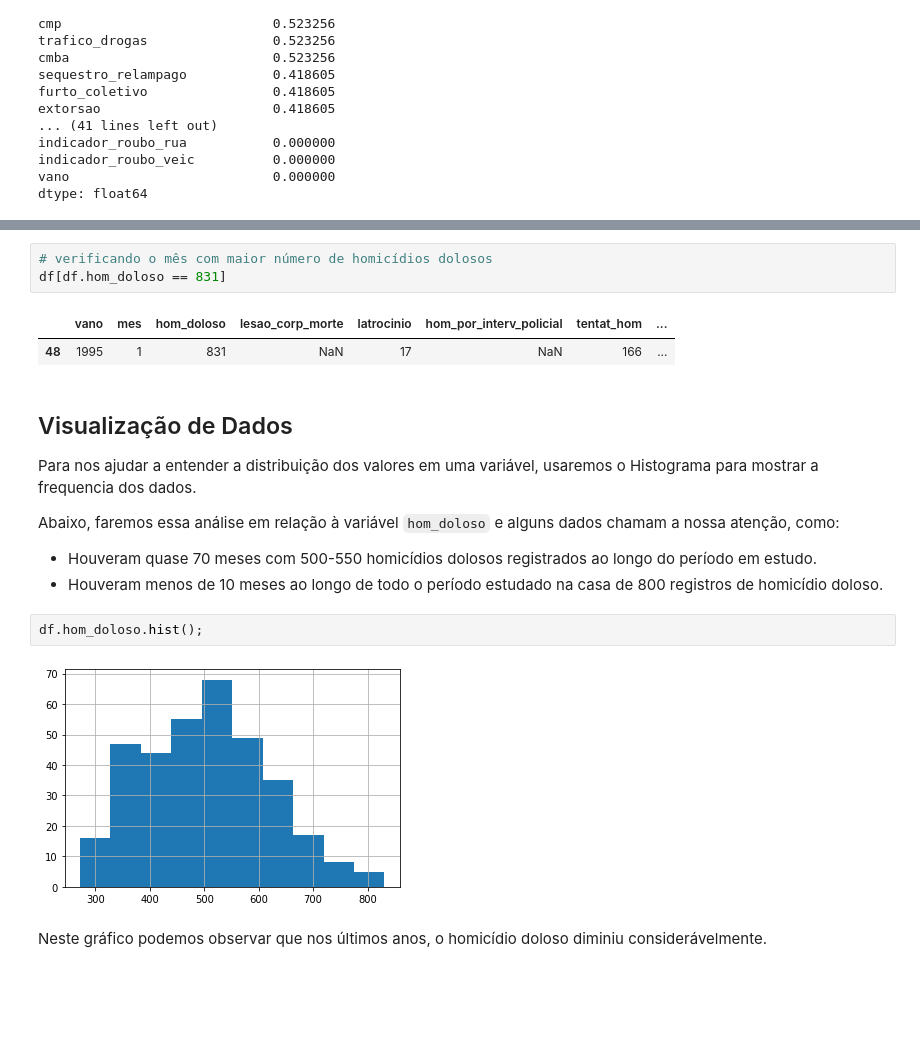
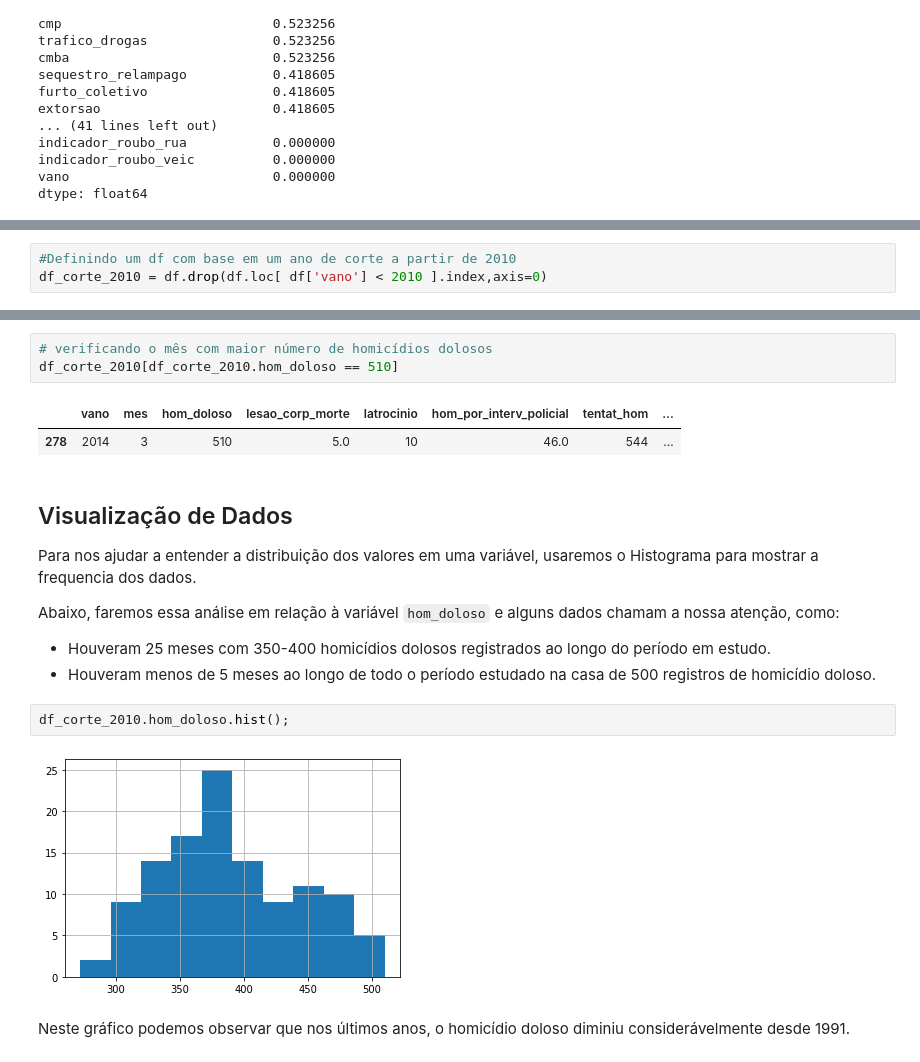
Before and after one commit to Mariana-Arantes/data_science, a Jupyter notebook: Analisando_a_Violência_no_Rio_de_Janeiro.ipynb, the cells around one changed output, grey strips where cells are left out. Saved outputs shown, nothing was run; the diff lists cells and outputs as text; blank space fills up the shorter version.

```diff
--- a/Analisando_a_Violência_no_Rio_de_Janeiro.ipynb
+++ b/Analisando_a_Violência_no_Rio_de_Janeiro.ipynb
@@ -96,0 +156,3 @@ dtype: float64
+# %%
+#Definindo um df com base em um ano de corte a partir de 2010
+df_corte_2010 = df.drop(df.loc[ df['vano'] < 2010 ].index,axis=0)
@@ -176,10 +248,10 @@ df[df.hom_doloso == 272]
 | 293 | 2015 | 6 | 272 | 2.0 | 16 | 44.0 | 477 | ... |
 # %%
 # verificando o mês com maior número de homicídios dolosos
-df[df.hom_doloso == 831]
+df_corte_2010[df_corte_2010.hom_doloso == 510]
 # %% [output]
 |  | vano | mes | hom_doloso | lesao_corp_morte | latrocinio | hom_por_interv_policial | tentat_hom | ... |
-| 48 | 1995 | 1 | 831 | NaN | 17 | NaN | 166 | ... |
+| 278 | 2014 | 3 | 510 | 5.0 | 10 | 46.0 | 544 | ... |
 # %% [markdown]
 ## Visualização de Dados
 
@@ -187,14 +259,14 @@ Para nos ajudar a entender a distribuição dos valores em uma variável, usarem
 
 Abaixo, faremos essa análise em relação à variável `hom_doloso` e alguns dados chamam a nossa atenção, como:
 
-* Houveram quase 70 meses com 500-550 homicídios dolosos registrados ao longo do período em estudo.
-* Houveram menos de 10 meses ao longo de todo o período estudado na casa de 800 registros de homicídio doloso.
+* Houveram 25  meses com 350-400 homicídios dolosos registrados ao longo do período em estudo.
+* Houveram menos de 5 meses ao longo de todo o período estudado na casa de 500 registros de homicídio doloso.
 # %%
-df.hom_doloso.hist();
+df_corte_2010.hom_doloso.hist();
 # %% [output]
-[figure, old version]
+[figure, new version]
 # %% [markdown]
-Neste gráfico podemos observar que nos últimos anos, o homicídio doloso diminiu considerávelmente.
+Neste gráfico podemos observar que nos últimos anos, o homicídio doloso diminiu considerávelmente desde 1991.
 # %%
 sns.relplot(kind="line", x="vano", y="hom_doloso", palette="Set2", data=df);
 # %% [output]
```
Also changed, not shown: parts of 18 cells of this notebook.
